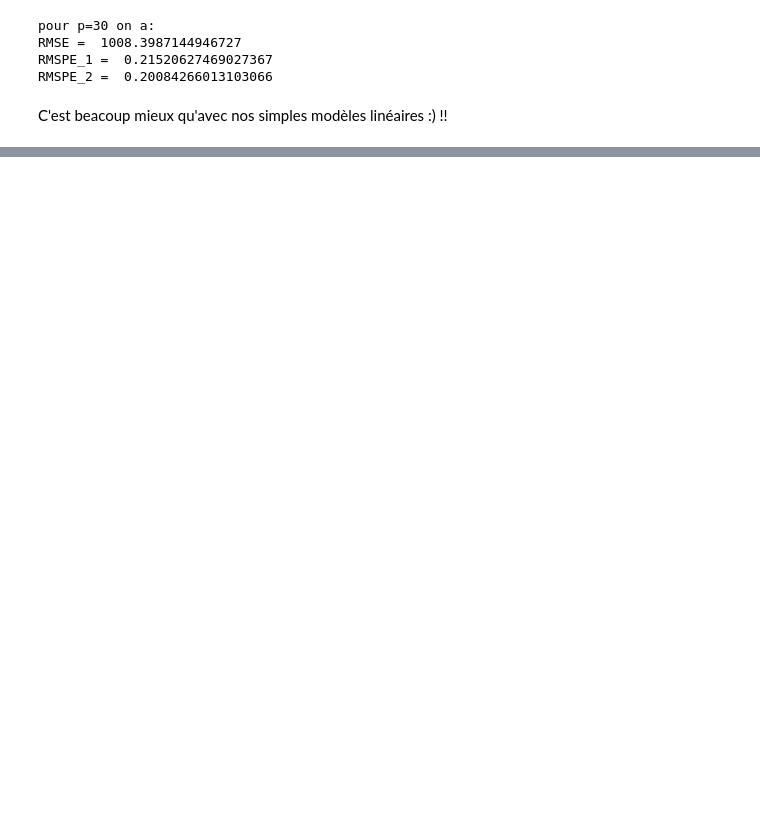
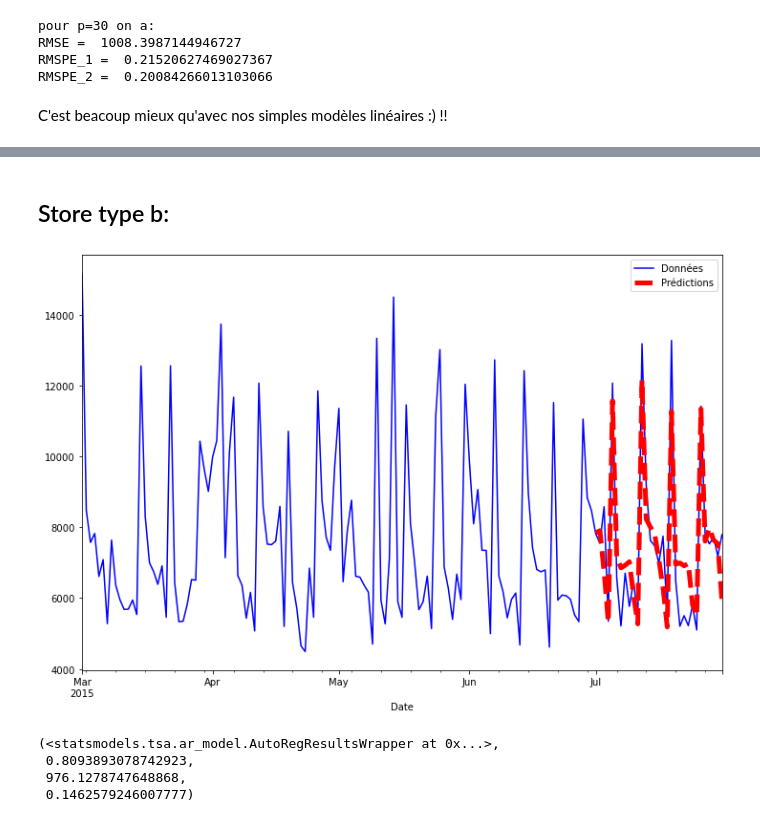
Before and after one commit to AdrienBolling/rossman-store-sales, a Jupyter notebook: Projet_2.ipynb, the cells around one changed output, grey strips where cells are left out. Drawn from its saved outputs; the diff is of its cells as text; code cells hidden in the pictures; blank space fills up the shorter version.

```diff
--- a/Projet_2.ipynb
+++ b/Projet_2.ipynb
@@ -388,0 +468,10 @@ C'est beacoup mieux qu'avec nos simples modèles linéaires :) !!
+# %% [markdown]
+## Store type b:
+# %%
+AR_fonc(sales_b, 50)
+# %% [output]
+[figure, added]
+(<statsmodels.tsa.ar_model.AutoRegResultsWrapper at 0x...>,
+ 0.8093893078742923,
+ 976.1278747648868,
+ 0.1462579246007777)
```
Also changed, not shown: parts of 17 cells of this notebook.
